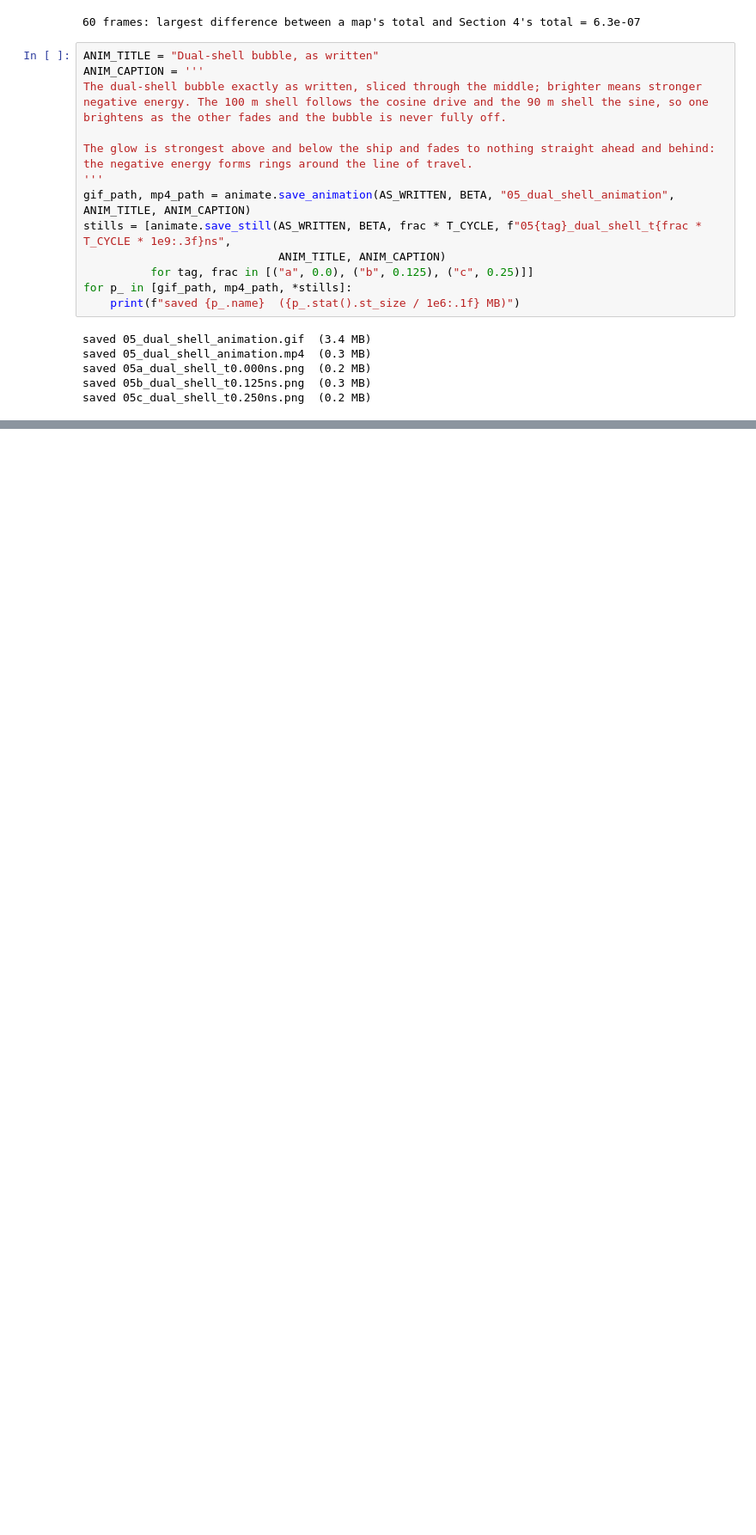
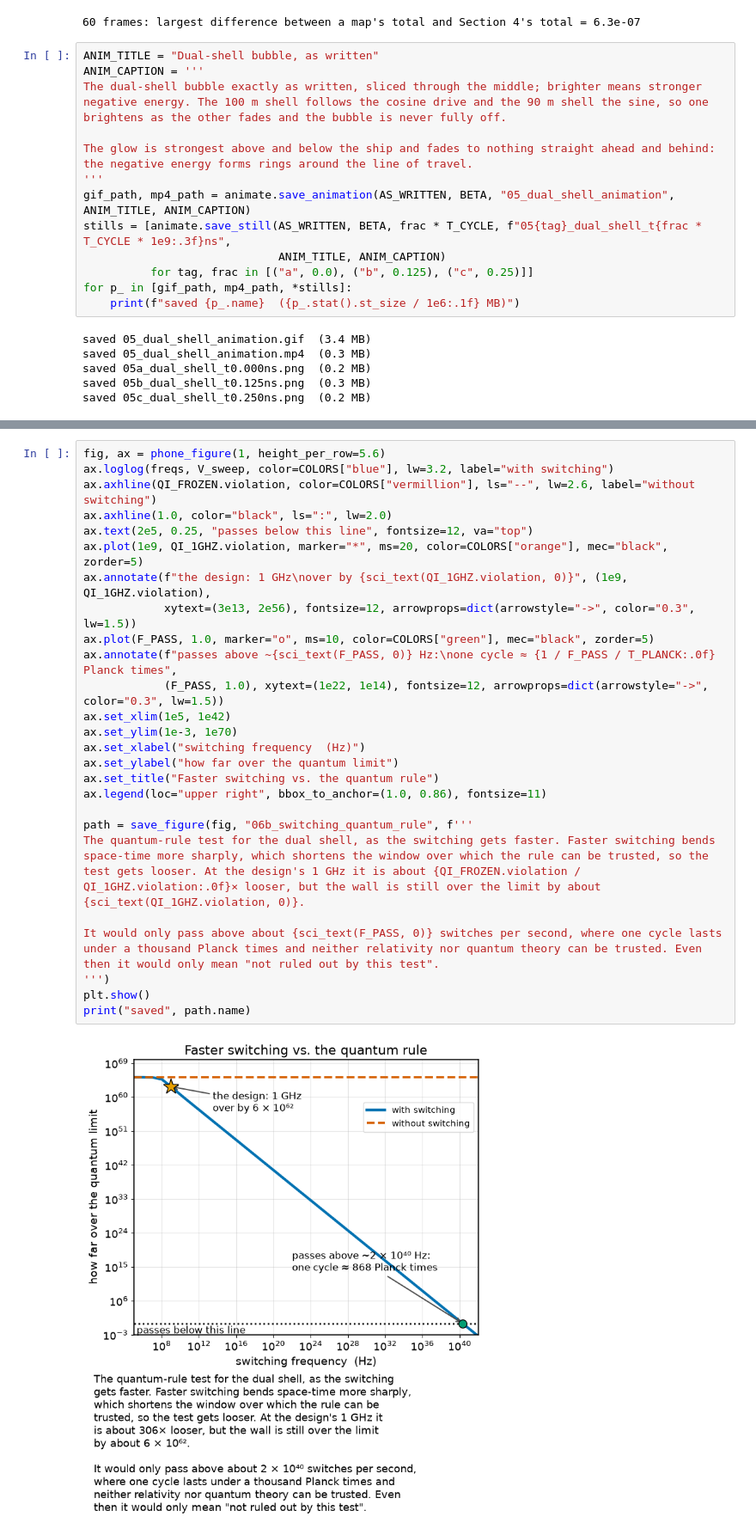
Before and after one commit to gvorwaller/warpdrive, a Jupyter notebook: warp_bubble.ipynb, the cells around one changed output, grey strips where cells are left out. Shown at 86% size. Drawn from its saved outputs; the diff is of its cells as text; blank space fills up the shorter version.

```diff
--- a/warp_bubble.ipynb
+++ b/warp_bubble.ipynb
@@ -710,0 +837,28 @@ The same animation is saved as an MP4 video (`figures/05_dual_shell_animation.mp
+# %%
+fig, ax = phone_figure(1, height_per_row=5.6)
+ax.loglog(freqs, V_sweep, color=COLORS["blue"], lw=3.2, label="with switching")
+ax.axhline(QI_FROZEN.violation, color=COLORS["vermillion"], ls="--", lw=2.6, label="without switching")
+ax.axhline(1.0, color="black", ls=":", lw=2.0)
+ax.text(2e5, 0.25, "passes below this line", fontsize=12, va="top")
+ax.plot(1e9, QI_1GHZ.violation, marker="*", ms=20, color=COLORS["orange"], mec="black", zorder=5)
+ax.annotate(f"the design: 1 GHz\nover by {sci_text(QI_1GHZ.violation, 0)}", (1e9, QI_1GHZ.violation),
+            xytext=(3e13, 2e56), fontsize=12, arrowprops=dict(arrowstyle="->", color="0.3", lw=1.5))
+ax.plot(F_PASS, 1.0, marker="o", ms=10, color=COLORS["green"], mec="black", zorder=5)
+ax.annotate(f"passes above ~{sci_text(F_PASS, 0)} Hz:\none cycle ≈ {1 / F_PASS / T_PLANCK:.0f} Planck times",
+            (F_PASS, 1.0), xytext=(1e22, 1e14), fontsize=12, arrowprops=dict(arrowstyle="->", color="0.3", lw=1.5))
+ax.set_xlim(1e5, 1e42)
+ax.set_ylim(1e-3, 1e70)
+ax.set_xlabel("switching frequency  (Hz)")
+ax.set_ylabel("how far over the quantum limit")
+ax.set_title("Faster switching vs. the quantum rule")
+ax.legend(loc="upper right", bbox_to_anchor=(1.0, 0.86), fontsize=11)
+
+path = save_figure(fig, "06b_switching_quantum_rule", f'''
+The quantum-rule test for the dual shell, as the switching gets faster. Faster switching bends space-time more sharply, which shortens the window over which the rule can be trusted, so the test gets looser. At the design's 1 GHz it is about {QI_FROZEN.violation / QI_1GHZ.violation:.0f}× looser, but the wall is still over the limit by about {sci_text(QI_1GHZ.violation, 0)}.
+
+It would only pass above about {sci_text(F_PASS, 0)} switches per second, where one cycle lasts under a thousand Planck times and neither relativity nor quantum theory can be trusted. Even then it would only mean "not ruled out by this test".
+''')
+plt.show()
+print("saved", path.name)
+# %% [output]
+[figure, added]
```
Also changed, not shown: parts of 9 cells of this notebook, 9 other files.
